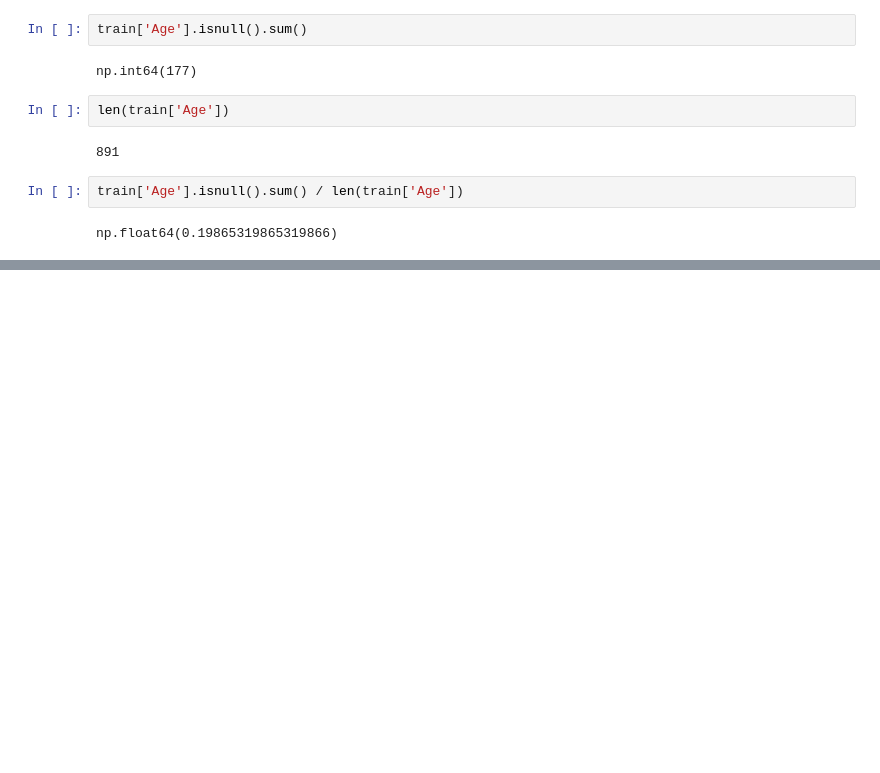
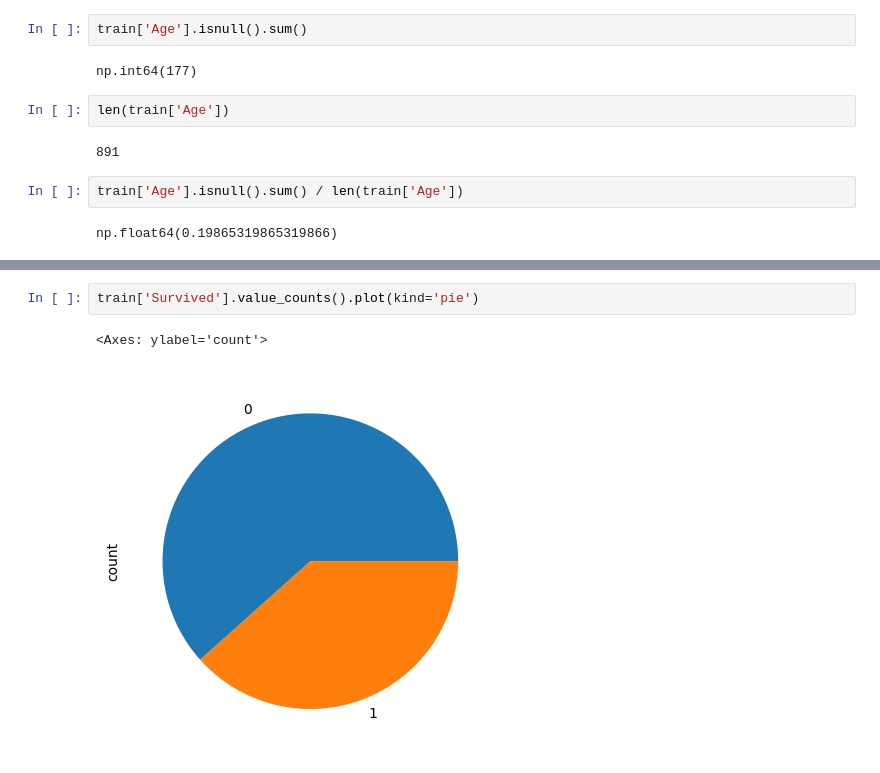
Before and after one commit to rrajveersingh02/DataAnalysis, a Jupyter notebook: EDA.ipynb, the cells around one changed output, grey strips where cells are left out. Saved outputs shown, nothing was run; the diff lists cells and outputs as text; blank space fills up the shorter version.

```diff
--- a/EDA.ipynb
+++ b/EDA.ipynb
@@ -128,0 +142,5 @@ np.float64(0.19865319865319866)
+# %%
+train['Survived'].value_counts().plot(kind='pie')
+# %% [output]
+<Axes: ylabel='count'>
+[figure, added]
```
Also changed, not shown: parts of 41 cells of this notebook.
